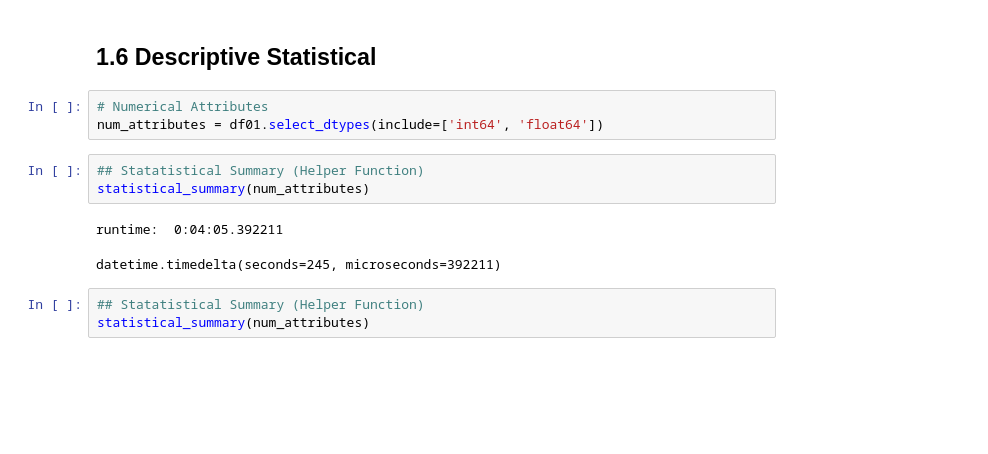
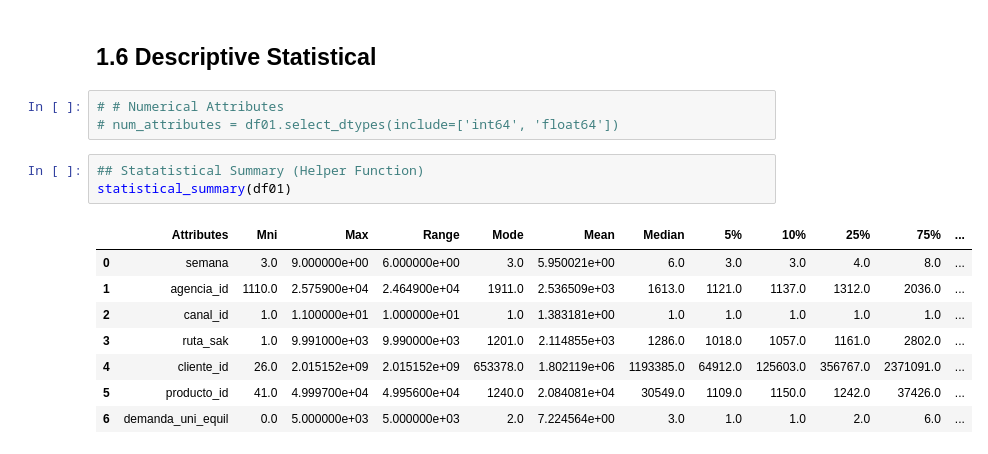
Before and after one commit to FabioCaffarello/Grupo-Bimbo-Inventory-Demand, a Jupyter notebook: 01-Notebooks/cycle01_Inventory_Demand.ipynb, the cells around one changed output. Drawn from its saved outputs; the diff is of its cells as text; blank space fills up the shorter version.

```diff
--- a/01-Notebooks/cycle01_Inventory_Demand.ipynb
+++ b/01-Notebooks/cycle01_Inventory_Demand.ipynb
@@ -192,15 +302,18 @@ there is no NA values
 # %% [markdown]
 ## 1.6 Descriptive Statistical
 # %%
-# Numerical Attributes
-num_attributes = df01.select_dtypes(include=['int64', 'float64'])
+# # Numerical Attributes
+# num_attributes = df01.select_dtypes(include=['int64', 'float64'])
 # %%
 ## Statatistical Summary (Helper Function)
-statistical_summary(num_attributes)
+statistical_summary(df01)
 # %% [output]
-runtime:  0:04:05.392211
-datetime.timedelta(seconds=245, microseconds=392211)
+|  | Attributes | Mni | Max | Range | Mode | Mean | Median | 5% | 10% | 25% | 75% | ... |
+| 0 | semana | 3.0 | 9.000000e+00 | 6.000000e+00 | 3.0 | 5.950021e+00 | 6.0 | 3.0 | 3.0 | 4.0 | 8.0 | ... |
+| 1 | agencia_id | 1110.0 | 2.575900e+04 | 2.464900e+04 | 1911.0 | 2.536509e+03 | 1613.0 | 1121.0 | 1137.0 | 1312.0 | 2036.0 | ... |
+| 2 | canal_id | 1.0 | 1.100000e+01 | 1.000000e+01 | 1.0 | 1.383181e+00 | 1.0 | 1.0 | 1.0 | 1.0 | 1.0 | ... |
+| 3 | ruta_sak | 1.0 | 9.991000e+03 | 9.990000e+03 | 1201.0 | 2.114855e+03 | 1286.0 | 1018.0 | 1057.0 | 1161.0 | 2802.0 | ... |
+| 4 | cliente_id | 26.0 | 2.015152e+09 | 2.015152e+09 | 653378.0 | 1.802119e+06 | 1193385.0 | 64912.0 | 125603.0 | 356767.0 | 2371091.0 | ... |
+| 5 | producto_id | 41.0 | 4.999700e+04 | 4.995600e+04 | 1240.0 | 2.084081e+04 | 30549.0 | 1109.0 | 1150.0 | 1242.0 | 37426.0 | ... |
+| 6 | demanda_uni_equil | 0.0 | 5.000000e+03 | 5.000000e+03 | 2.0 | 7.224564e+00 | 3.0 | 1.0 | 1.0 | 2.0 | 6.0 | ... |
-# %%
-## Statatistical Summary (Helper Function)
-statistical_summary(num_attributes)
 # %%
```
Also changed, not shown: parts of 27 cells of this notebook, 9 other files.
